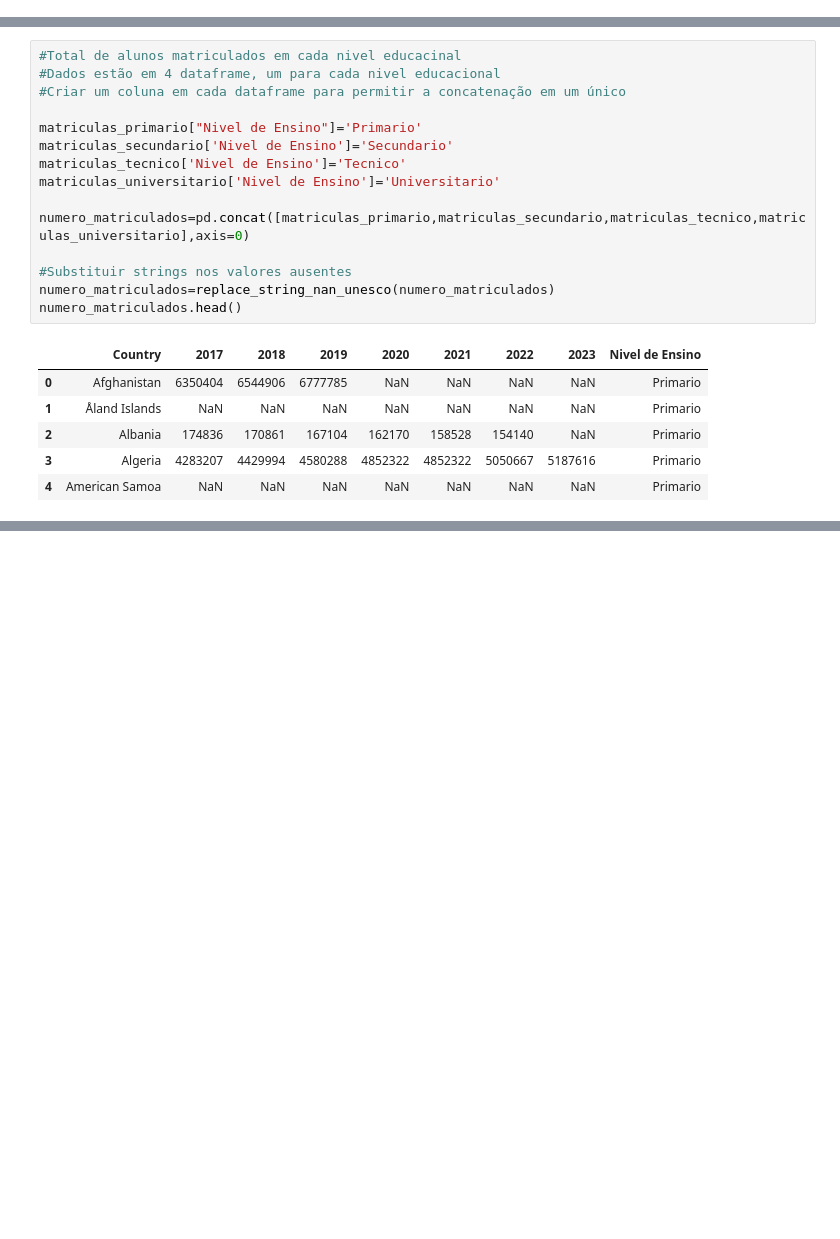
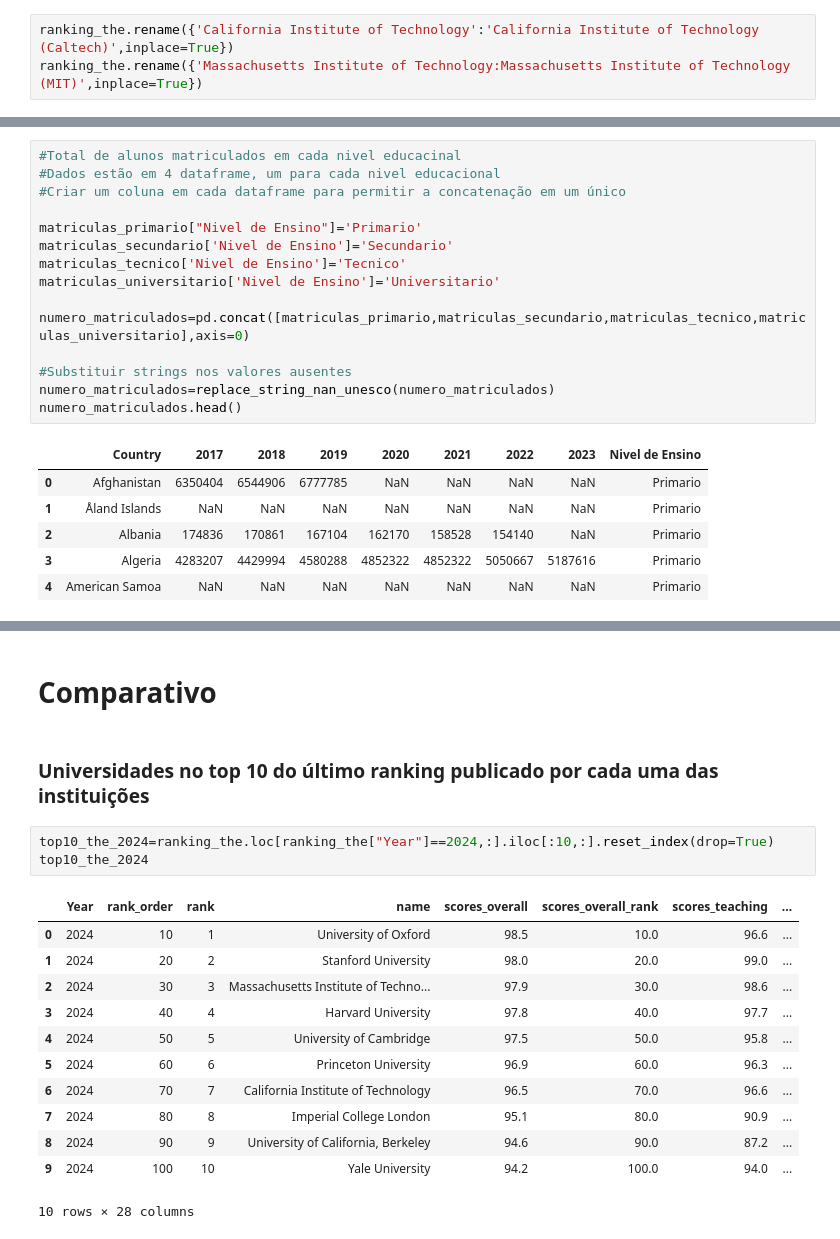
Before and after one commit to RodolfoPCruz/education_analysis, a Jupyter notebook: Comparativo/Comparativo.ipynb, the cells around one changed output, grey strips where cells are left out. Cells and saved outputs as stored; diff of their text form; blank space fills up the shorter version.

```diff
--- a/Comparativo/Comparativo.ipynb
+++ b/Comparativo/Comparativo.ipynb
@@ -51,0 +167,3 @@ entrada_menos_saida_alunos=pd.read_excel(path+'Mobile Students/net-flow-internat
+# %%
+ranking_the.rename({'California Institute of Technology':'California Institute of Technology (Caltech)',inplace=True})
+ranking_the.rename({'Massachusetts Institute of Technology:Massachusetts Institute of Technology (MIT)',inplace=True})
@@ -119,0 +549,20 @@ with pd.option_context('future.no_silent_downcasting', True):
+# %% [markdown]
+# Comparativo
+# %% [markdown]
+### Universidades no top 10 do último ranking publicado por cada uma das instituições
+# %%
+top10_the_2024=ranking_the.loc[ranking_the["Year"]==2024,:].iloc[:10,:].reset_index(drop=True)
+top10_the_2024
+# %% [output]
+|  | Year | rank_order | rank | name | scores_overall | scores_overall_rank | scores_teaching | ... |
+| 0 | 2024 | 10 | 1 | University of Oxford | 98.5 | 10.0 | 96.6 | ... |
+| 1 | 2024 | 20 | 2 | Stanford University | 98.0 | 20.0 | 99.0 | ... |
+| 2 | 2024 | 30 | 3 | Massachusetts Institute of Techno... | 97.9 | 30.0 | 98.6 | ... |
+| 3 | 2024 | 40 | 4 | Harvard University | 97.8 | 40.0 | 97.7 | ... |
+| 4 | 2024 | 50 | 5 | University of Cambridge | 97.5 | 50.0 | 95.8 | ... |
+| 5 | 2024 | 60 | 6 | Princeton University | 96.9 | 60.0 | 96.3 | ... |
+| 6 | 2024 | 70 | 7 | California Institute of Technology | 96.5 | 70.0 | 96.6 | ... |
+| 7 | 2024 | 80 | 8 | Imperial College London | 95.1 | 80.0 | 90.9 | ... |
+| 8 | 2024 | 90 | 9 | University of California, Berkeley | 94.6 | 90.0 | 87.2 | ... |
+| 9 | 2024 | 100 | 10 | Yale University | 94.2 | 100.0 | 94.0 | ... |
+10 rows × 28 columns
```
Also changed, not shown: parts of 56 cells of this notebook.
